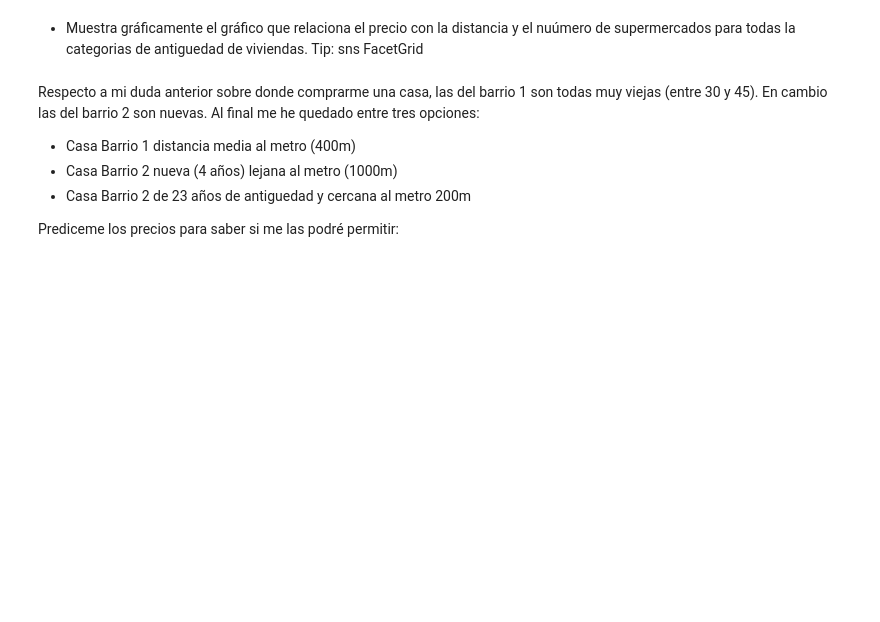
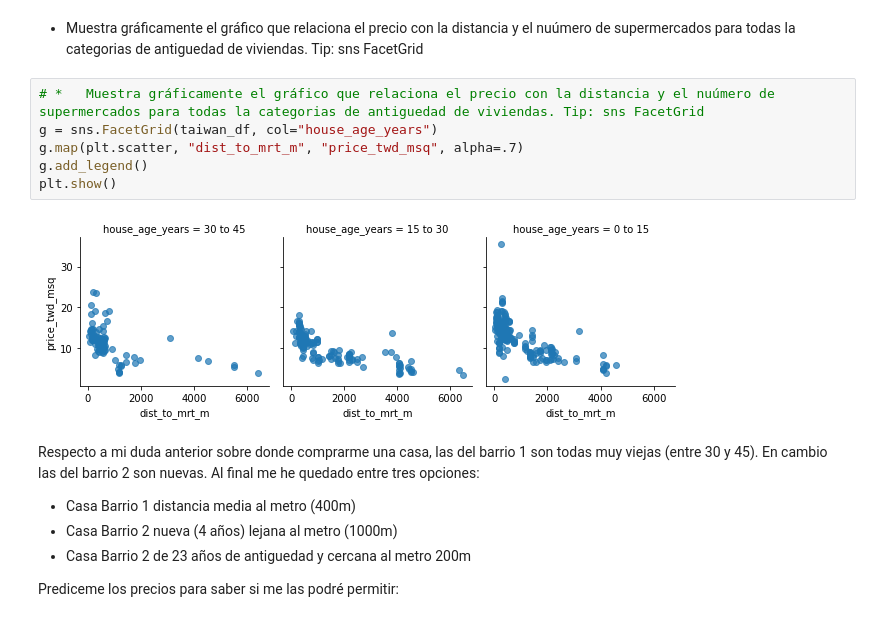
Before and after one commit to gcfp/M03, a Jupyter notebook: actividad-taiwan/MultRegression_Alum.ipynb, the cells around one changed output. Cells and saved outputs as stored; diff of their text form; blank space fills up the shorter version.

```diff
--- a/actividad-taiwan/MultRegression_Alum.ipynb
+++ b/actividad-taiwan/MultRegression_Alum.ipynb
@@ -188,6 +205,14 @@ NameError: name 'dist_to_mrt_n' is not defined
 
 
 *   Muestra gráficamente el gráfico que relaciona el precio con la distancia y el nuúmero de supermercados para todas la categorias de antiguedad de viviendas. Tip: sns FacetGrid
+# %%
+# *   Muestra gráficamente el gráfico que relaciona el precio con la distancia y el nuúmero de supermercados para todas la categorias de antiguedad de viviendas. Tip: sns FacetGrid
+g = sns.FacetGrid(taiwan_df, col="house_age_years")
+g.map(plt.scatter, "dist_to_mrt_m", "price_twd_msq", alpha=.7)
+g.add_legend()
+plt.show()
+# %% [output]
+[figure, added]
 # %% [markdown]
 Respecto a mi duda anterior sobre donde comprarme una casa, las del barrio 1 son todas muy viejas (entre 30 y 45). En cambio las del barrio 2 son nuevas.
 Al final me he quedado entre tres opciones:
```
Also changed, not shown: parts of 4 cells of this notebook.
